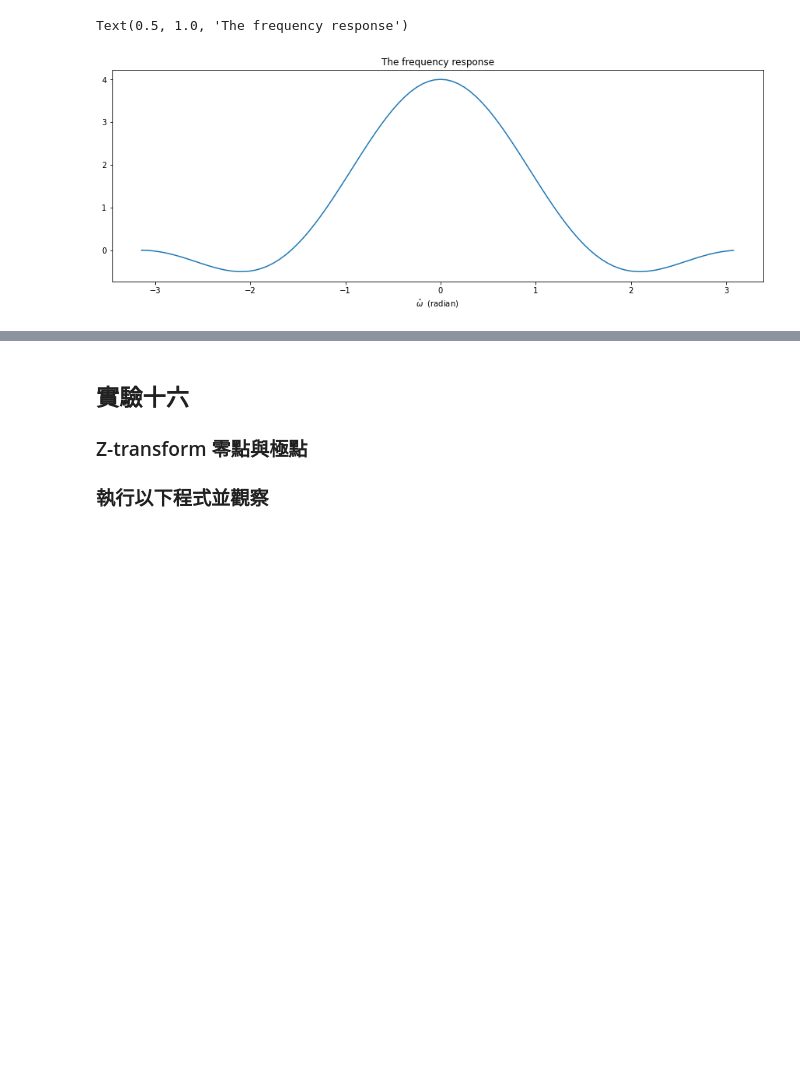
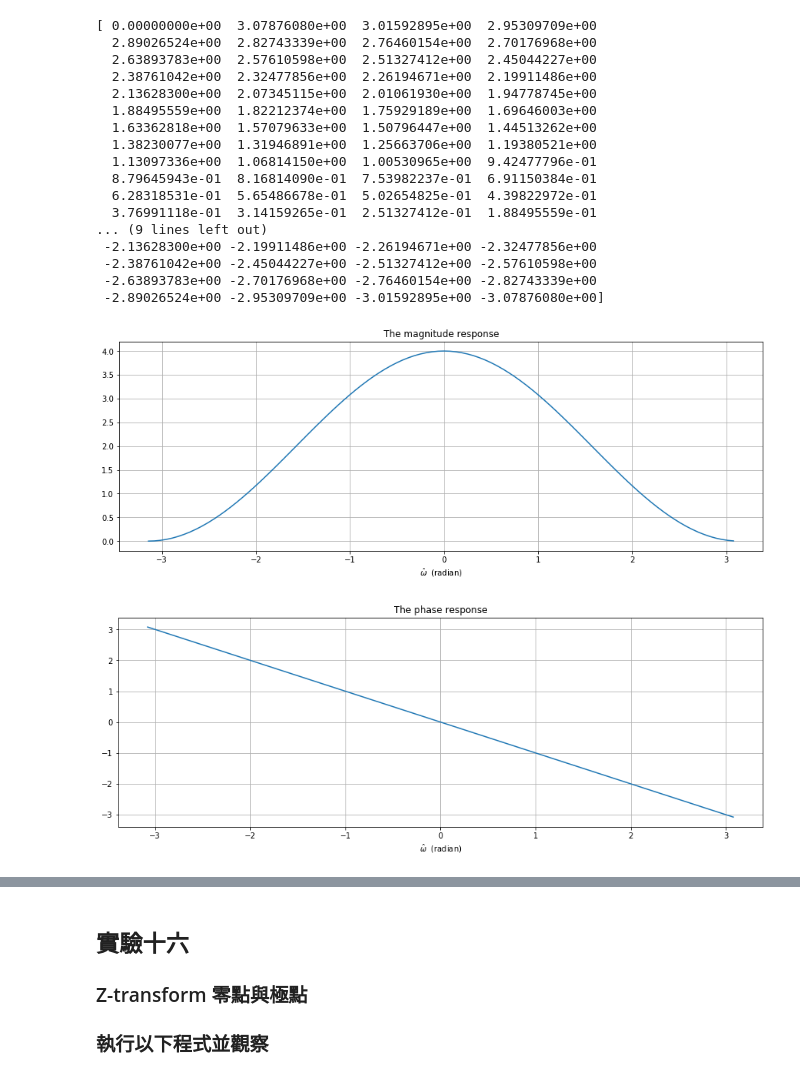
Before and after one commit to shinco0327/SS_EXP, a Jupyter notebook: Lesson_4_and_frequency_response_z_plot.ipynb, the cells around one changed output, grey strips where cells are left out. Drawn from its saved outputs; the diff is of its cells as text; code cells hidden in the pictures; blank space fills up the shorter version.

```diff
--- a/Lesson_4_and_frequency_response_z_plot.ipynb
+++ b/Lesson_4_and_frequency_response_z_plot.ipynb
@@ -14,23 +14,48 @@
 
 ### (2)上網搜尋scipy.signal.freqz，使用此函式同樣繪製bk={1, 2, 1}之FIR filter之頻率響應。這個函式繪製出來的頻率響應一樣嗎？
 # %%
-#15(1)
+#15(1) at slide Page83
 %matplotlib inline
 import matplotlib.pyplot as plt
 import numpy as np
 
 fs = 100
 w_hat = np.arange(-np.pi, np.pi, np.pi*2/fs)
 H = 1 + 2*np.exp(-1j*w_hat) + 1*np.exp(-1j*w_hat*2)
 
 
 plt.figure(figsize=[15,5])
-plt.plot(w_hat, H)
+plt.plot(w_hat, abs(H))
 plt.xlabel(r'$\hat\omega$  (radian)')
-plt.title('The frequency response')
+plt.title('The magnitude response')
+plt.grid()
+
+print(np.angle(H))
+plt.figure(figsize=[15,5])
+plt.plot(w_hat[1:], np.angle(H)[1:])
+plt.xlabel(r'$\hat\omega$  (radian)')
+plt.title('The phase response')
+plt.grid()
 # %% [output]
-Text(0.5, 1.0, 'The frequency response')
+[ 0.00000000e+00  3.07876080e+00  3.01592895e+00  2.95309709e+00
+  2.89026524e+00  2.82743339e+00  2.76460154e+00  2.70176968e+00
+  2.63893783e+00  2.57610598e+00  2.51327412e+00  2.45044227e+00
+  2.38761042e+00  2.32477856e+00  2.26194671e+00  2.19911486e+00
+  2.13628300e+00  2.07345115e+00  2.01061930e+00  1.94778745e+00
+  1.88495559e+00  1.82212374e+00  1.75929189e+00  1.69646003e+00
+  1.63362818e+00  1.57079633e+00  1.50796447e+00  1.44513262e+00
+  1.38230077e+00  1.31946891e+00  1.25663706e+00  1.19380521e+00
+  1.13097336e+00  1.06814150e+00  1.00530965e+00  9.42477796e-01
+  8.79645943e-01  8.16814090e-01  7.53982237e-01  6.91150384e-01
+  6.28318531e-01  5.65486678e-01  5.02654825e-01  4.39822972e-01
+  3.76991118e-01  3.14159265e-01  2.51327412e-01  1.88495559e-01
+... (9 lines left out)
+ -2.13628300e+00 -2.19911486e+00 -2.26194671e+00 -2.32477856e+00
+ -2.38761042e+00 -2.45044227e+00 -2.51327412e+00 -2.57610598e+00
+ -2.63893783e+00 -2.70176968e+00 -2.76460154e+00 -2.82743339e+00
+ -2.89026524e+00 -2.95309709e+00 -3.01592895e+00 -3.07876080e+00]
-[figure, old version]
+[figure, new version]
+[figure, added]
 # %%
 #15(2)
 %matplotlib inline
```
Also changed, not shown: parts of 6 cells of this notebook.
